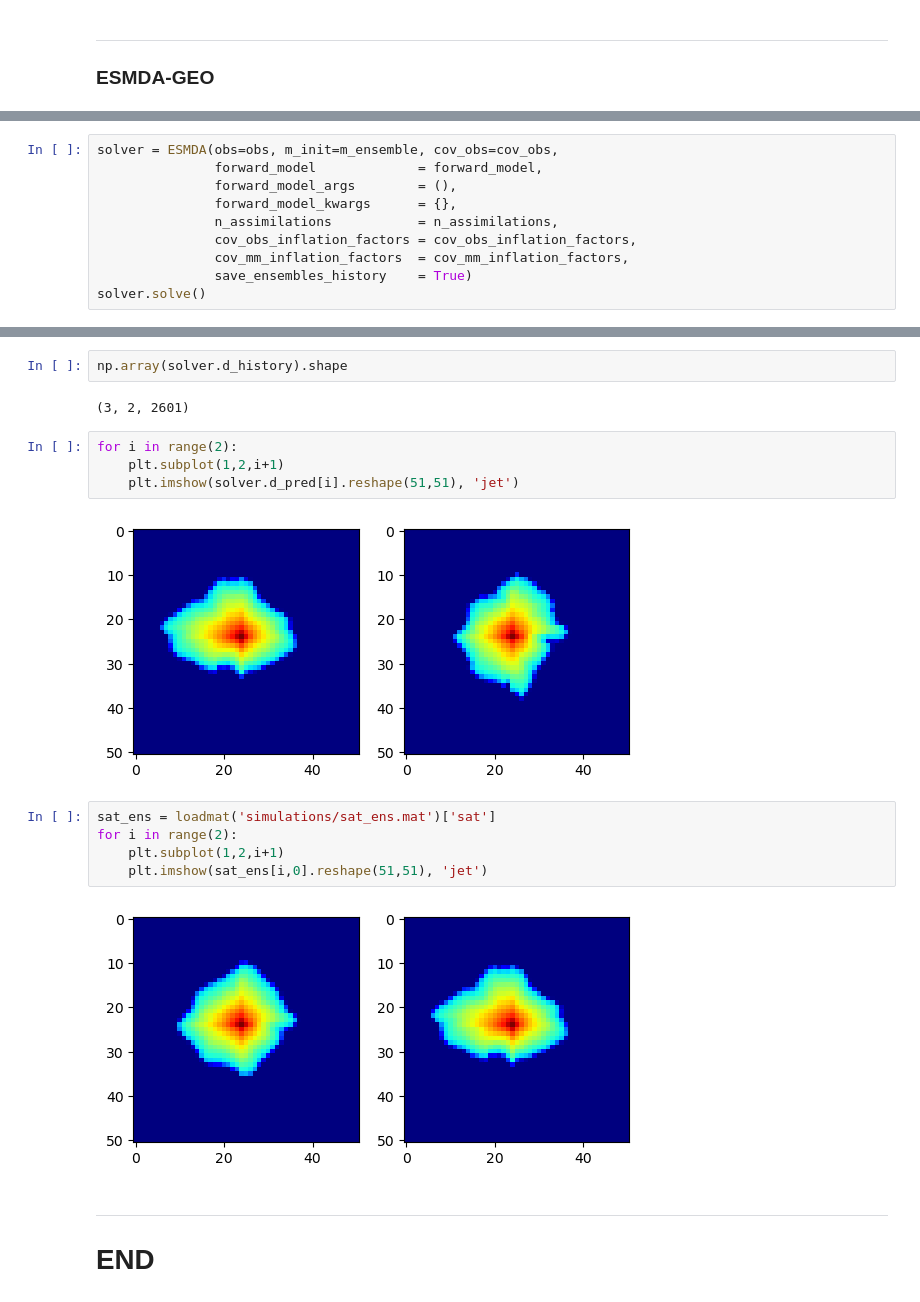
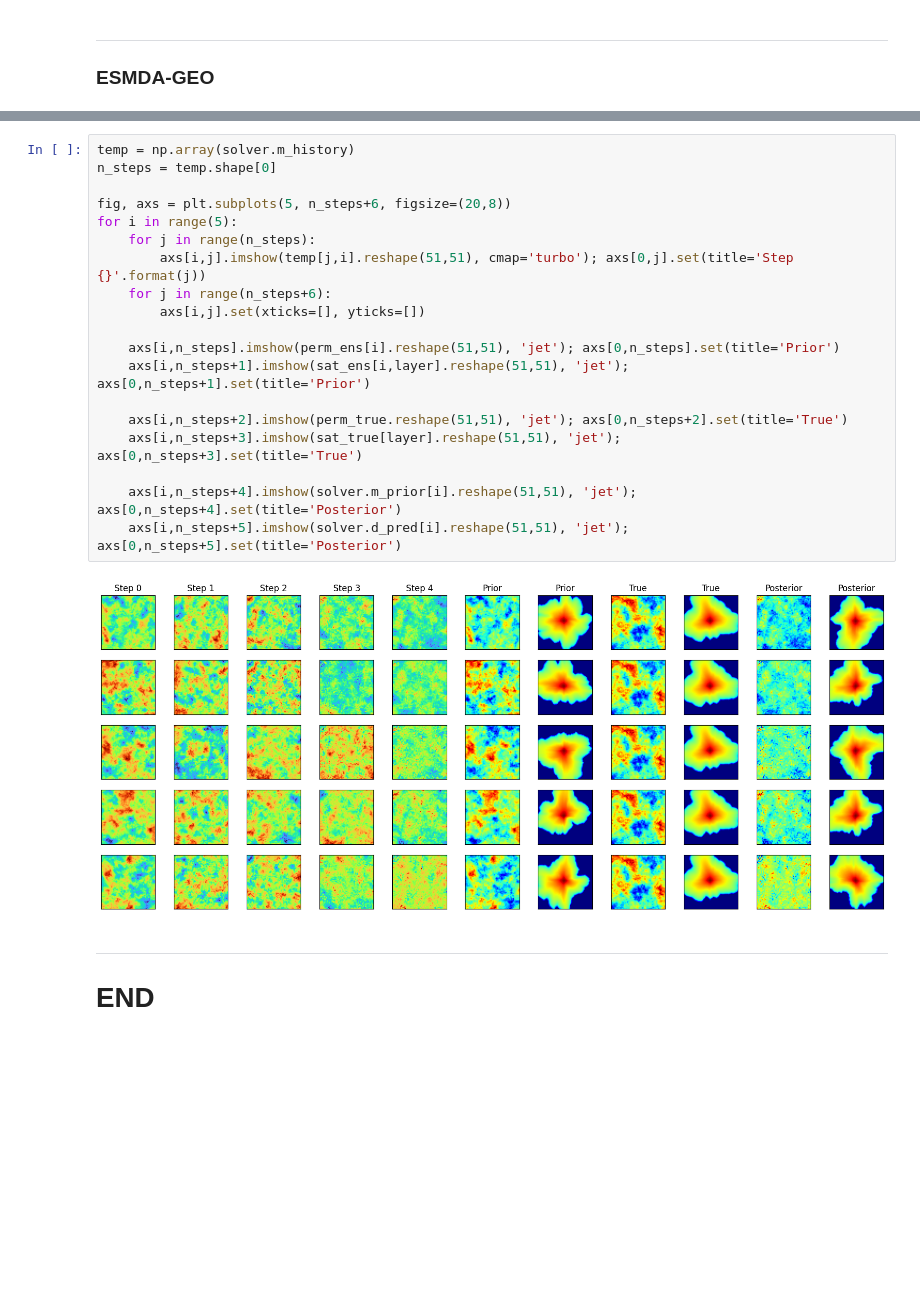
Before and after one commit to misaelmmorales/CO2-Spatial-Data-Assimilation, a Jupyter notebook: main.ipynb, the cells around one changed output, grey strips where cells are left out. Saved outputs shown, nothing was run; the diff lists cells and outputs as text; blank space fills up the shorter version.

```diff
--- a/main.ipynb
+++ b/main.ipynb
@@ -178,10 +88,0 @@ def forward_model(ens):
-# %%
-solver = ESMDA(obs=obs, m_init=m_ensemble, cov_obs=cov_obs,
-               forward_model             = forward_model,
-               forward_model_args        = (),
-               forward_model_kwargs      = {},
-               n_assimilations           = n_assimilations,
-               cov_obs_inflation_factors = cov_obs_inflation_factors,
-               cov_mm_inflation_factors  = cov_mm_inflation_factors,
-               save_ensembles_history    = True)
-solver.solve()
@@ -206,20 +89,24 @@ Solving timestep 10/10: 4 Years -> 5 Years
-# %%
-np.array(solver.d_history).shape
-# %% [output]
-(3, 2, 2601)
-# %%
-for i in range(2):
-    plt.subplot(1,2,i+1)
-    plt.imshow(solver.d_pred[i].reshape(51,51), 'jet')
-# %% [output]
-[figure, removed]
-# %%
-sat_ens = loadmat('simulations/sat_ens.mat')['sat']
-for i in range(2):
-    plt.subplot(1,2,i+1)
-    plt.imshow(sat_ens[i,0].reshape(51,51), 'jet')
-# %% [output]
-[figure, removed]
+# %%
+temp = np.array(solver.m_history)
+n_steps = temp.shape[0]
+
+fig, axs = plt.subplots(5, n_steps+6, figsize=(20,8))
+for i in range(5):
+    for j in range(n_steps):
+        axs[i,j].imshow(temp[j,i].reshape(51,51), cmap='turbo'); axs[0,j].set(title='Step {}'.format(j))
+    for j in range(n_steps+6):
+        axs[i,j].set(xticks=[], yticks=[])
+
+    axs[i,n_steps].imshow(perm_ens[i].reshape(51,51), 'jet'); axs[0,n_steps].set(title='Prior')
+    axs[i,n_steps+1].imshow(sat_ens[i,layer].reshape(51,51), 'jet'); axs[0,n_steps+1].set(title='Prior')
+
+    axs[i,n_steps+2].imshow(perm_true.reshape(51,51), 'jet'); axs[0,n_steps+2].set(title='True')
+    axs[i,n_steps+3].imshow(sat_true[layer].reshape(51,51), 'jet'); axs[0,n_steps+3].set(title='True')
+
+    axs[i,n_steps+4].imshow(solver.m_prior[i].reshape(51,51), 'jet'); axs[0,n_steps+4].set(title='Posterior')
+    axs[i,n_steps+5].imshow(solver.d_pred[i].reshape(51,51), 'jet'); axs[0,n_steps+5].set(title='Posterior')
+# %% [output]
+[figure, added]
 # %% [markdown]
 ***
 # END
```
Also changed, not shown: parts of 17 cells of this notebook, 2 other files.
